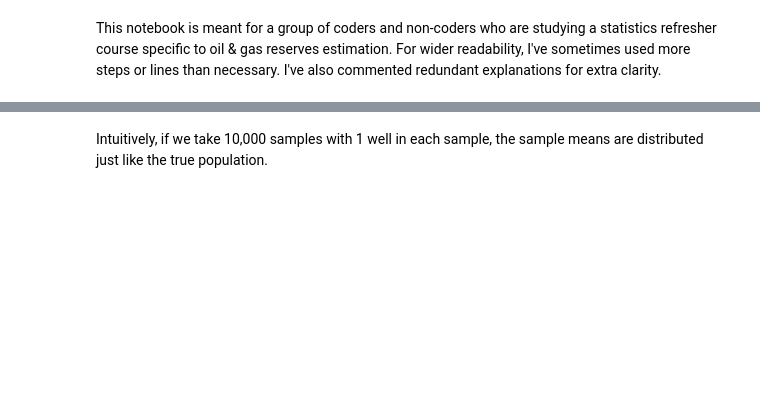
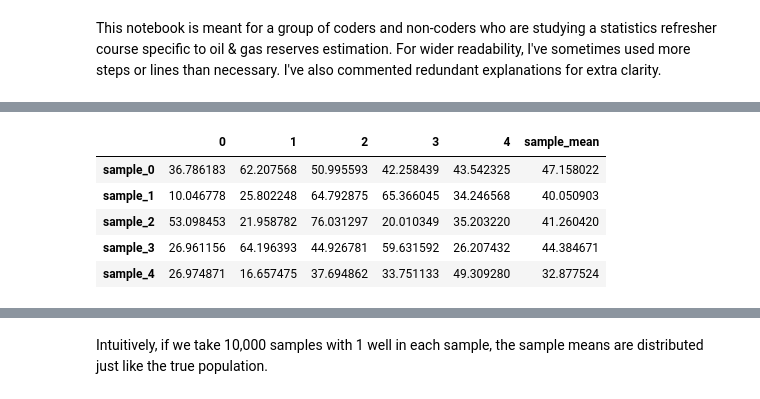
Before and after one commit to samuelshoun/Useful-MWEs, a Jupyter notebook: reserves_trumpet_plot.ipynb, the cells around one changed output, grey strips where cells are left out. Cells and saved outputs as stored; diff of their text form; code cells hidden in the pictures; blank space fills up the shorter version.

```diff
--- a/reserves_trumpet_plot.ipynb
+++ b/reserves_trumpet_plot.ipynb
@@ -67,15 +67,23 @@ s, s_means, s_means_std = take_samples(data=population, n=5, m=100)
 # %%
 # put the sample in a dataframe for easy viewing
 df = pd.DataFrame(s)
 
 # you can ignore this step if the code looks unintuitive
 # i'm making the dataframe more readable by modifying the index
 df.index = ['sample_' + str(i) for i in range(len(df.index))]
 
 # let's also add the sample means to the dataframe
 df['sample_mean'] = s_means
 
 # look at the top 5 rows
+df.head(5)
+# %% [output]
+|  | 0 | 1 | 2 | 3 | 4 | sample_mean |
+| sample_0 | 36.786183 | 62.207568 | 50.995593 | 42.258439 | 43.542325 | 47.158022 |
+| sample_1 | 10.046778 | 25.802248 | 64.792875 | 65.366045 | 34.246568 | 40.050903 |
+| sample_2 | 53.098453 | 21.958782 | 76.031297 | 20.010349 | 35.203220 | 41.260420 |
+| sample_3 | 26.961156 | 64.196393 | 44.926781 | 59.631592 | 26.207432 | 44.384671 |
+| sample_4 | 26.974871 | 16.657475 | 37.694862 | 33.751133 | 49.309280 | 32.877524 |
 # %%
 # let's examine a distribution of the sample means
 # and the standard deviation of the sample means
```
Also changed, not shown: parts of 6 cells of this notebook.
